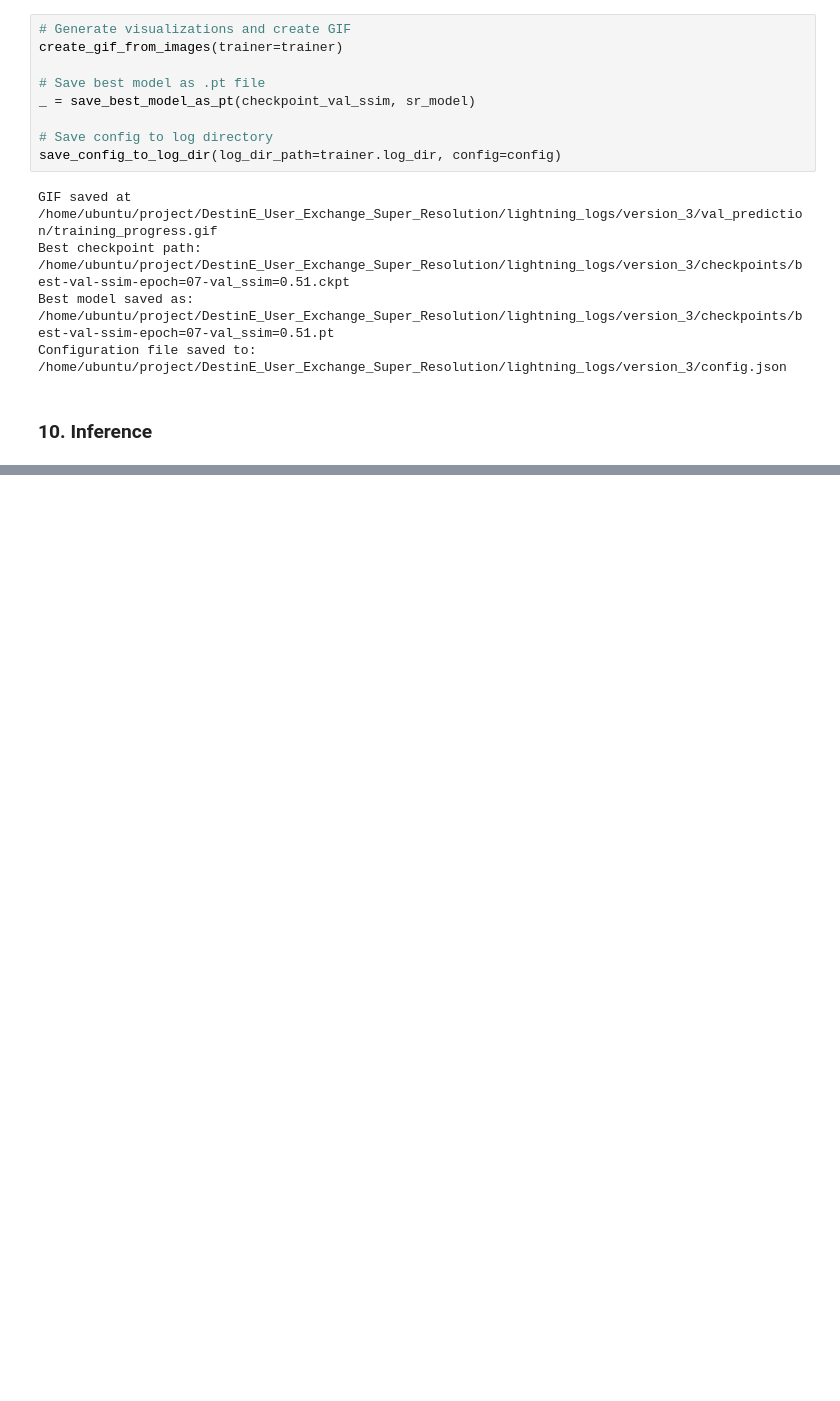
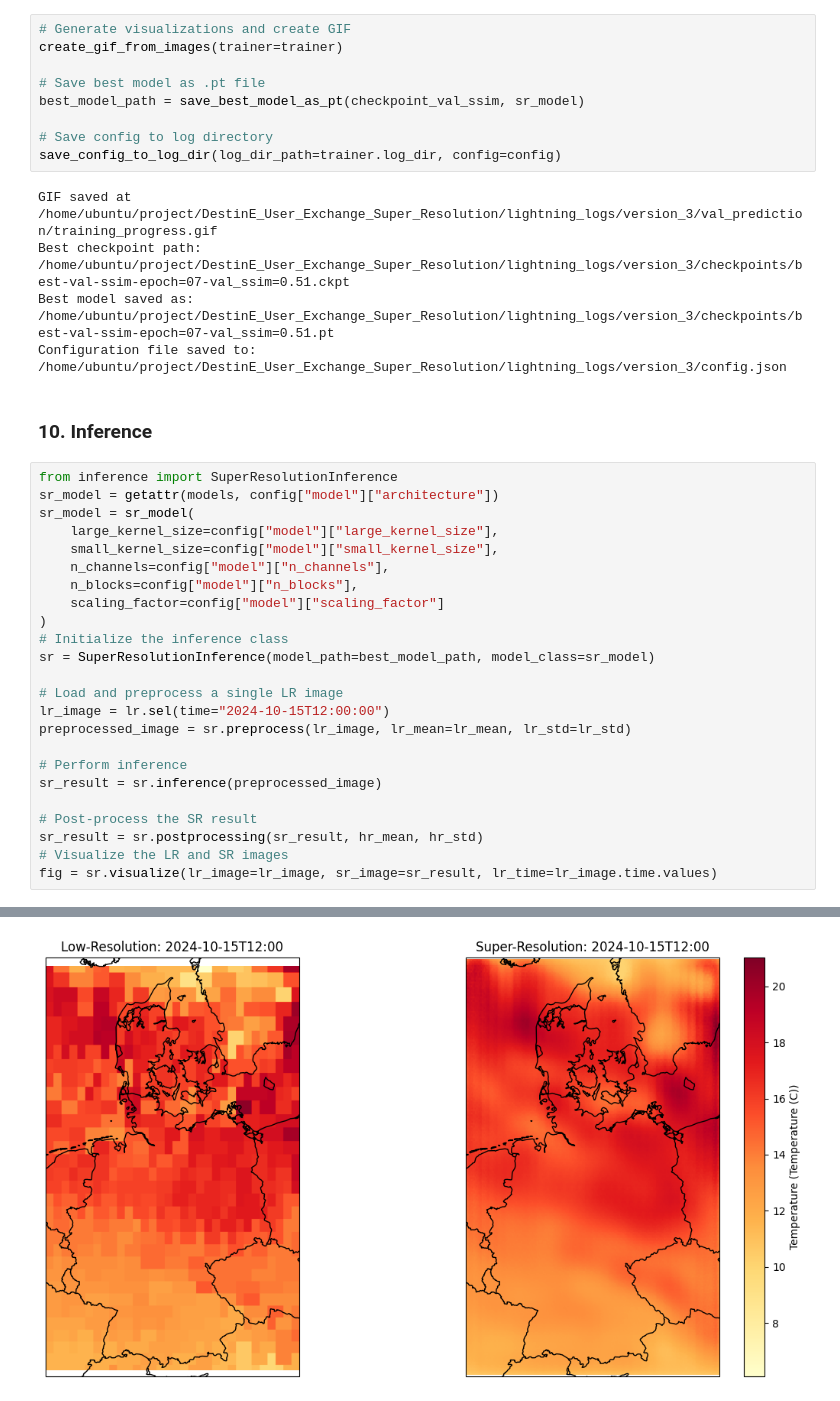
Before and after one commit to sebastien-tetaud/destine-super-resolution, a Jupyter notebook: notebook.ipynb, the cells around one changed output, grey strips where cells are left out. Saved outputs shown, nothing was run; the diff lists cells and outputs as text; blank space fills up the shorter version.

```diff
--- a/notebook.ipynb
+++ b/notebook.ipynb
@@ -202,7 +204,7 @@ INFO: LOCAL_RANK: 0 - CUDA_VISIBLE_DEVICES: [0]
 create_gif_from_images(trainer=trainer)
 
 # Save best model as .pt file
-_ = save_best_model_as_pt(checkpoint_val_ssim, sr_model)
+best_model_path = save_best_model_as_pt(checkpoint_val_ssim, sr_model)
 
 # Save config to log directory
 save_config_to_log_dir(log_dir_path=trainer.log_dir, config=config)
@@ -213,3 +215,28 @@ Best model saved as: /home/ubuntu/project/DestinE_User_Exchange_Super_Resolution
 Configuration file saved to: /home/ubuntu/project/DestinE_User_Exchange_Super_Resolution/lightning_logs/version_3/config.json
 # %% [markdown]
 ### 10. Inference
+# %%
+from inference import SuperResolutionInference
+sr_model = getattr(models, config["model"]["architecture"])
+sr_model = sr_model(
+    large_kernel_size=config["model"]["large_kernel_size"],
+    small_kernel_size=config["model"]["small_kernel_size"],
+    n_channels=config["model"]["n_channels"],
+    n_blocks=config["model"]["n_blocks"],
+    scaling_factor=config["model"]["scaling_factor"]
+)
+# Initialize the inference class
+sr = SuperResolutionInference(model_path=best_model_path, model_class=sr_model)
+
+# Load and preprocess a single LR image
+lr_image = lr.sel(time="2024-10-15T12:00:00")
+preprocessed_image = sr.preprocess(lr_image, lr_mean=lr_mean, lr_std=lr_std)
+
+# Perform inference
+sr_result = sr.inference(preprocessed_image)
+
+# Post-process the SR result
+sr_result = sr.postprocessing(sr_result, hr_mean, hr_std)
+# Visualize the LR and SR images
+fig = sr.visualize(lr_image=lr_image, sr_image=sr_result, lr_time=lr_image.time.values)
+# %% [output]
@@ -215,0 +246 @@ Configuration file saved to: /home/ubuntu/project/DestinE_User_Exchange_Super_Re
+[figure, added]
```
Also changed, not shown: parts of 4 cells of this notebook, 1 other file.
